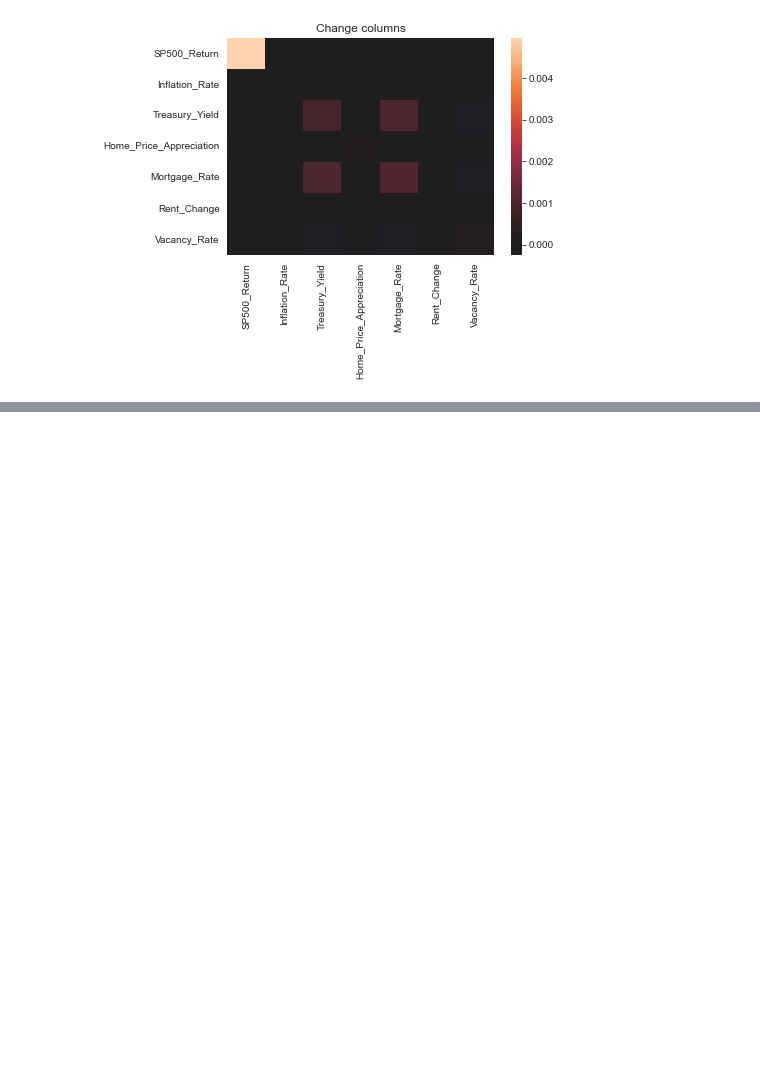
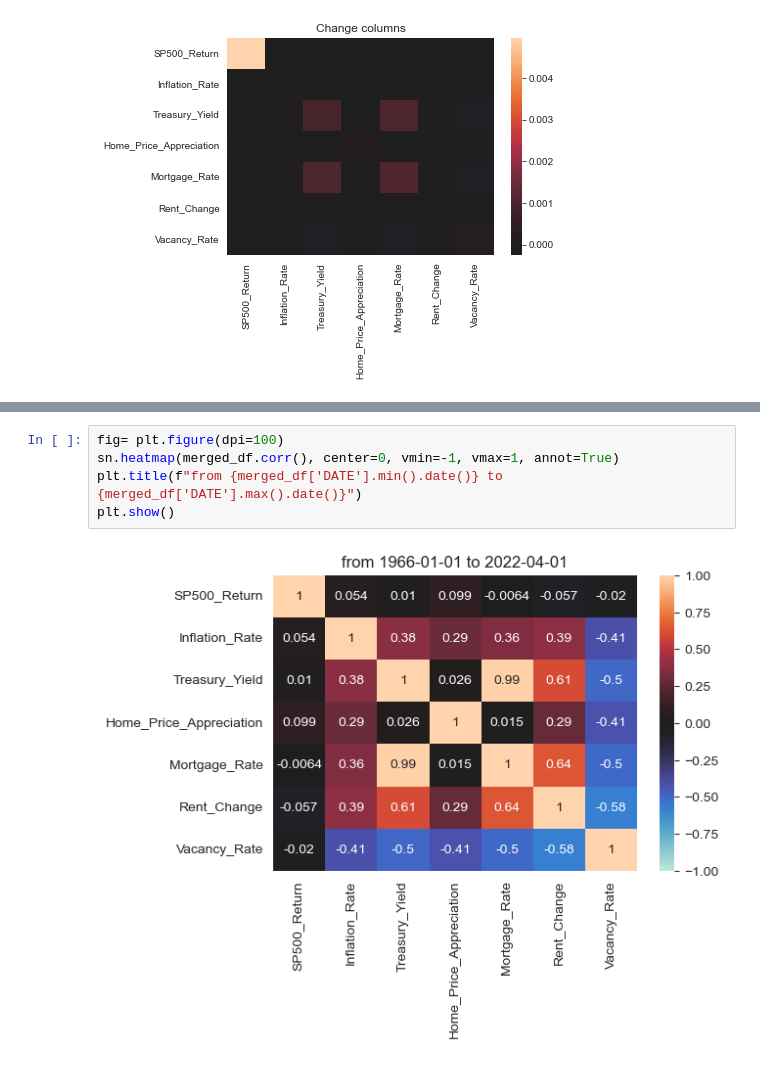
Before and after one commit to chriskelly/LifeFinances, a Jupyter notebook: data/historic_data/data_generation.ipynb, the cells around one changed output, grey strips where cells are left out. Drawn from its saved outputs; the diff is of its cells as text; blank space fills up the shorter version.

```diff
--- a/data/historic_data/data_generation.ipynb
+++ b/data/historic_data/data_generation.ipynb
@@ -100,0 +108,7 @@ Vacancy_Rate                 0.000244
+# %%
+fig= plt.figure(dpi=100)
+sn.heatmap(merged_df.corr(), center=0, vmin=-1, vmax=1, annot=True)
+plt.title(f"from {merged_df['DATE'].min().date()} to {merged_df['DATE'].max().date()}")
+plt.show()
+# %% [output]
+[figure, added]
```
Also changed, not shown: parts of 21 cells of this notebook.
